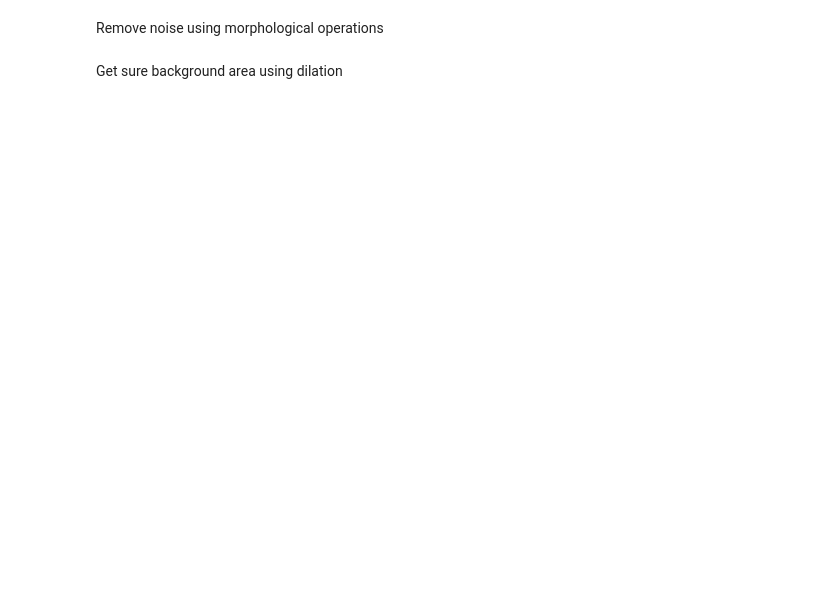
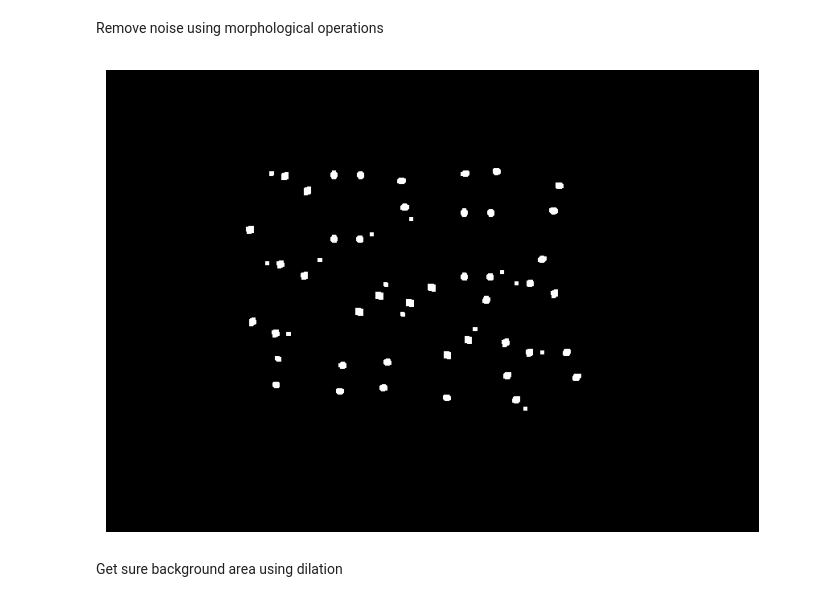
Before and after one commit to daiianaaa/Segmentation_algo, a Jupyter notebook: watershed_segmentation.ipynb, the cells around one changed output. Cells and saved outputs as stored; diff of their text form; code cells hidden in the pictures; blank space fills up the shorter version.

```diff
--- a/watershed_segmentation.ipynb
+++ b/watershed_segmentation.ipynb
@@ -18,6 +33,13 @@ Remove noise using morphological operations
 # %%
 kernel = np.ones((3, 3), np.uint8)
 opening = cv2.morphologyEx(binary, cv2.MORPH_OPEN, kernel, iterations=2)
+
+plt.figure(figsize=(10, 6))
+plt.imshow(opening, cmap='gray')
+plt.axis('off')
+plt.show()
+# %% [output]
+[figure, added]
 # %% [markdown]
 Get sure background area using dilation
 # %%
```
Also changed, not shown: parts of 8 cells of this notebook.
